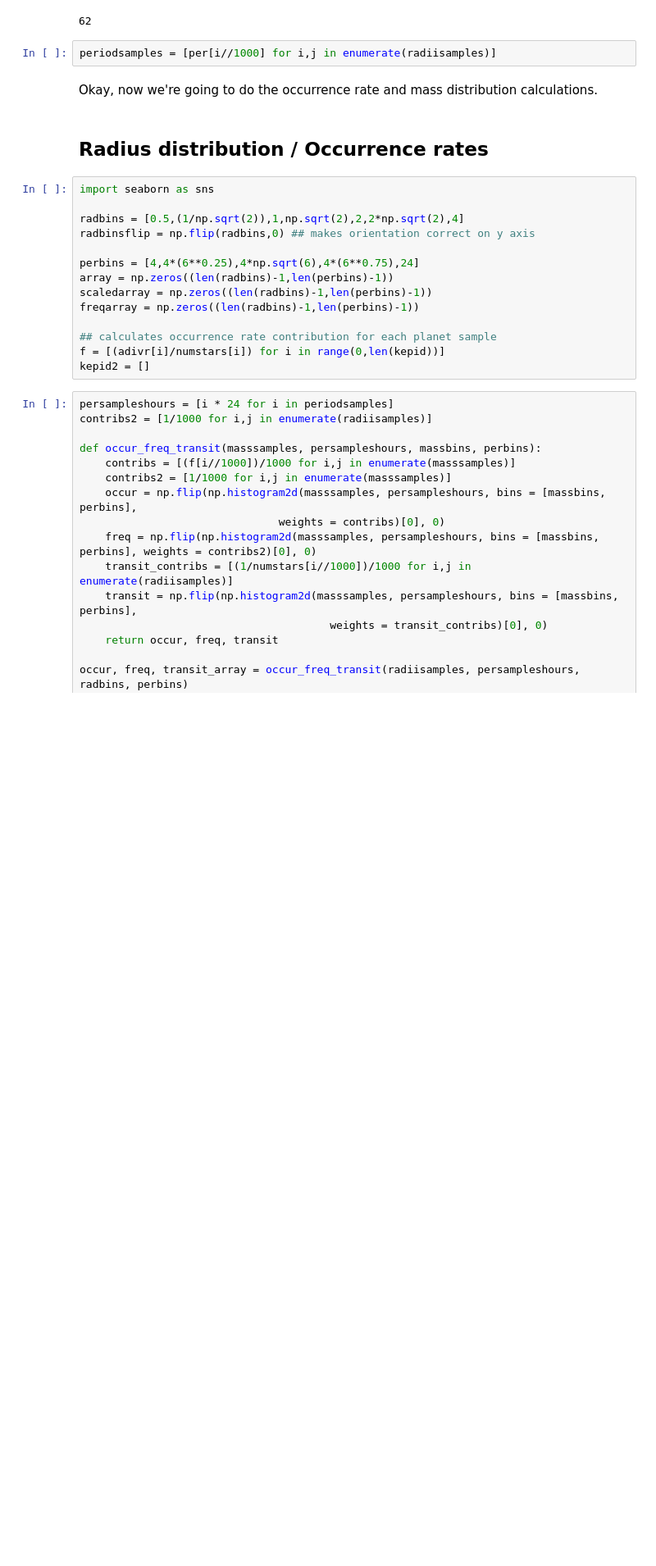
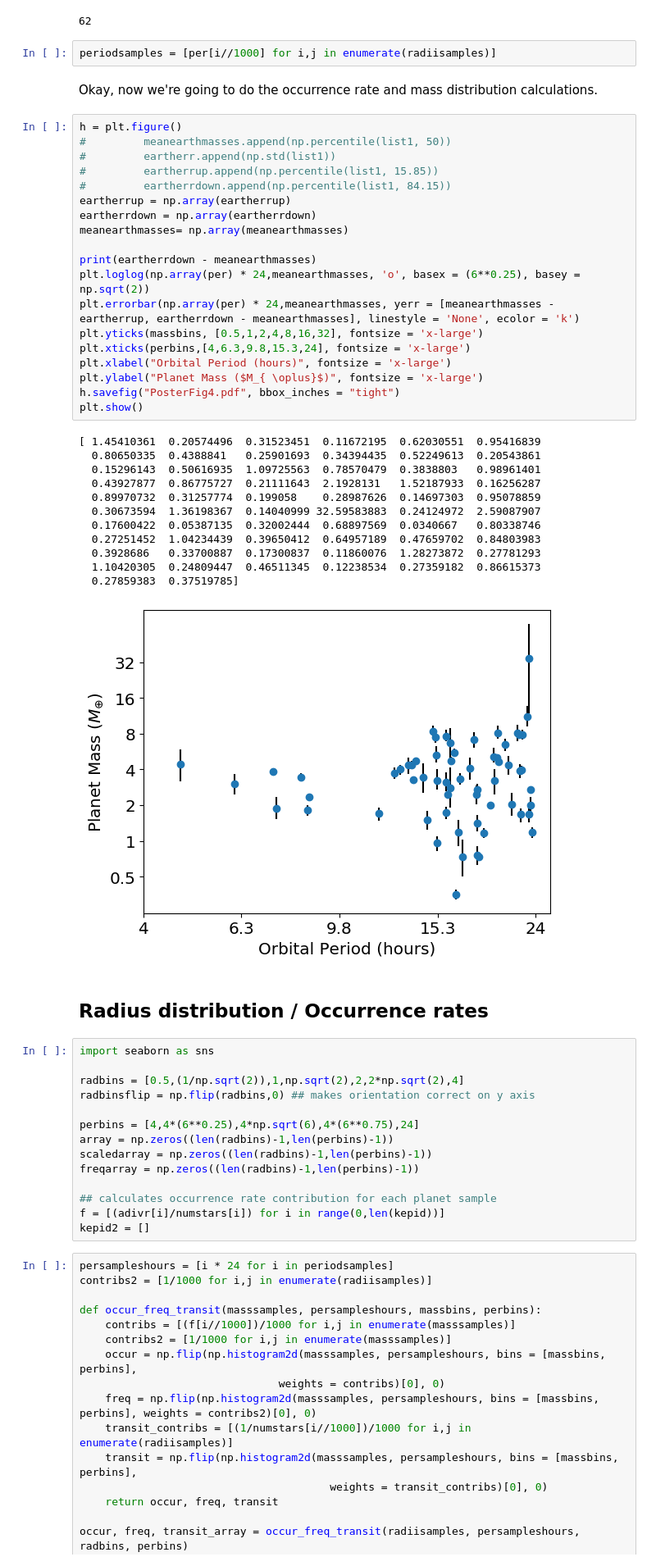
Before and after one commit to asmuzsoy/USPplanets, a Jupyter notebook: USPMassDistRedo.ipynb, the cells around one changed output. Shown at 82% size. Cells and saved outputs as stored; diff of their text form; blank space fills up the shorter version.

```diff
--- a/USPMassDistRedo.ipynb
+++ b/USPMassDistRedo.ipynb
@@ -375,6 +375,38 @@ len(numstars)
 periodsamples = [per[i//1000] for i,j in enumerate(radiisamples)]
 # %% [markdown]
 Okay, now we're going to do the occurrence rate and mass distribution calculations.
+# %%
+h = plt.figure()
+#         meanearthmasses.append(np.percentile(list1, 50))
+#         eartherr.append(np.std(list1))
+#         eartherrup.append(np.percentile(list1, 15.85))
+#         eartherrdown.append(np.percentile(list1, 84.15))
+eartherrup = np.array(eartherrup)
+eartherrdown = np.array(eartherrdown)
+meanearthmasses= np.array(meanearthmasses)
+
+print(eartherrdown - meanearthmasses)
+plt.loglog(np.array(per) * 24,meanearthmasses, 'o', basex = (6**0.25), basey = np.sqrt(2))
+plt.errorbar(np.array(per) * 24,meanearthmasses, yerr = [meanearthmasses - eartherrup, eartherrdown - meanearthmasses], linestyle = 'None', ecolor = 'k')
+plt.yticks(massbins, [0.5,1,2,4,8,16,32], fontsize = 'x-large')
+plt.xticks(perbins,[4,6.3,9.8,15.3,24], fontsize = 'x-large')
+plt.xlabel("Orbital Period (hours)", fontsize = 'x-large')
+plt.ylabel("Planet Mass ($M_{ \oplus}$)", fontsize = 'x-large')
+h.savefig("PosterFig4.pdf", bbox_inches = "tight")
+plt.show()
+# %% [output]
+[ 1.45410361  0.20574496  0.31523451  0.11672195  0.62030551  0.95416839
+  0.80650335  0.4388841   0.25901693  0.34394435  0.52249613  0.20543861
+  0.15296143  0.50616935  1.09725563  0.78570479  0.3838803   0.98961401
+  0.43927877  0.86775727  0.21111643  2.1928131   1.52187933  0.16256287
+  0.89970732  0.31257774  0.199058    0.28987626  0.14697303  0.95078859
+  0.30673594  1.36198367  0.14040999 32.59583883  0.24124972  2.59087907
+  0.17600422  0.05387135  0.32002444  0.68897569  0.0340667   0.80338746
+  0.27251452  1.04234439  0.39650412  0.64957189  0.47659702  0.84803983
+  0.3928686   0.33700887  0.17300837  0.11860076  1.28273872  0.27781293
+  1.10420305  0.24809447  0.46511345  0.12238534  0.27359182  0.86615373
+  0.27859383  0.37519785]
+[figure, added]
 # %% [markdown]
 ## Radius distribution / Occurrence rates
 # %%
```
Also changed, not shown: parts of 1 cell of this notebook.
